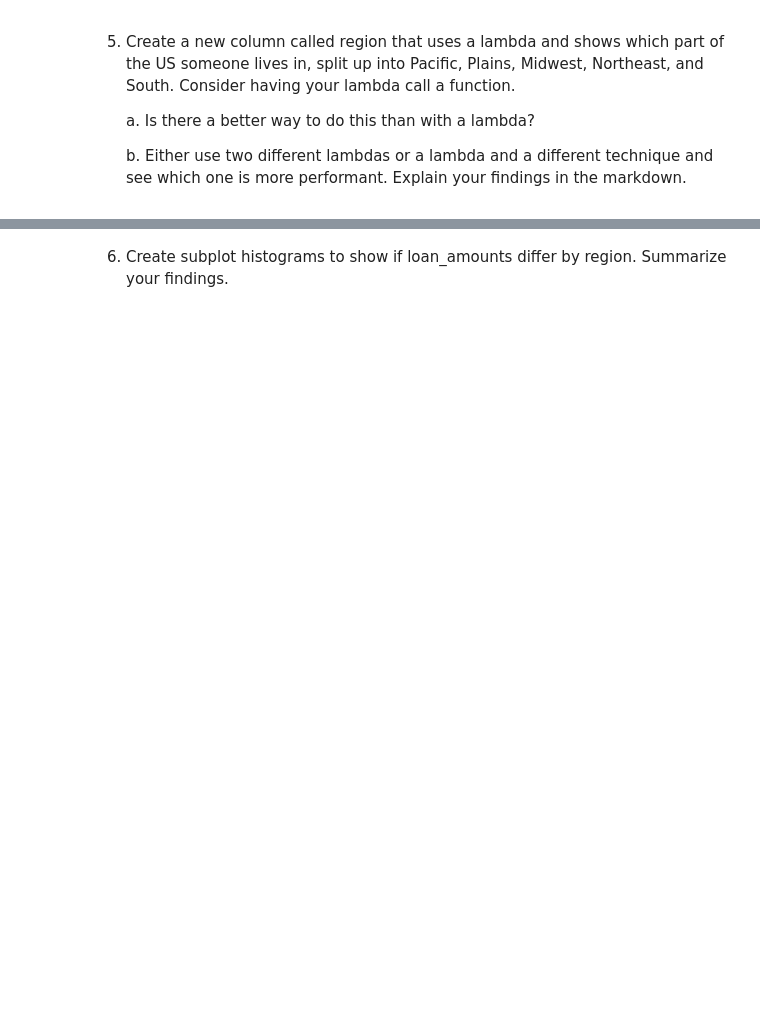
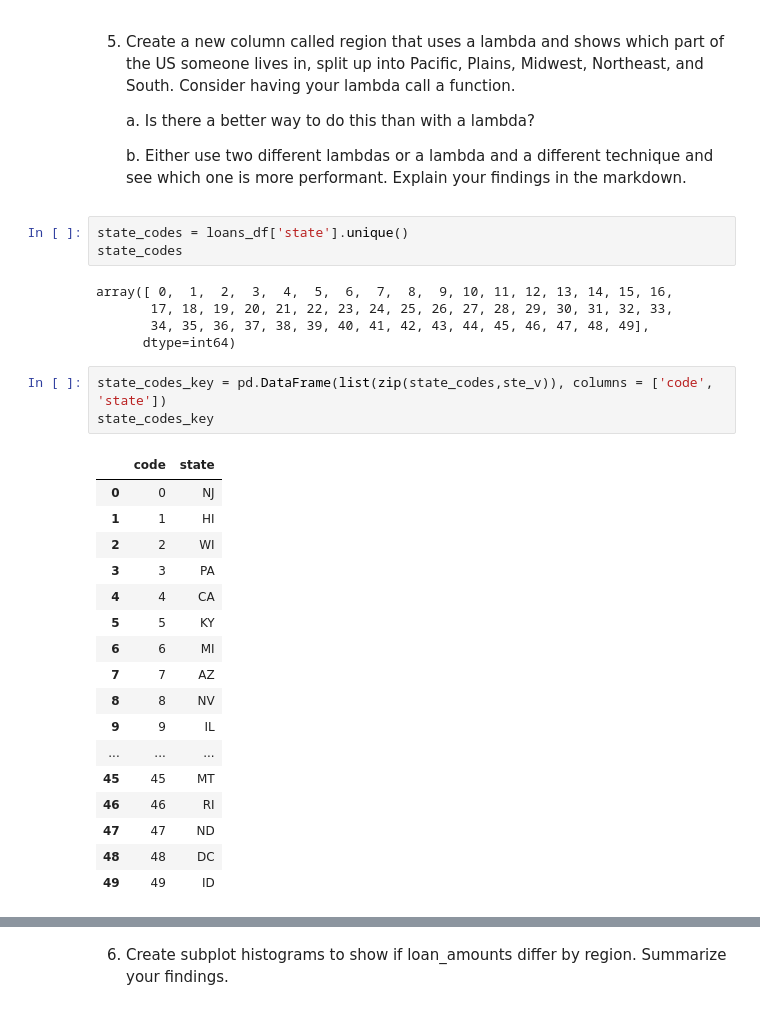
Before and after one commit to N-J-Miller/Week_12, a Jupyter notebook: Week_12_Homework.ipynb, the cells around one changed output, grey strips where cells are left out. Cells and saved outputs as stored; diff of their text form; blank space fills up the shorter version.

```diff
--- a/Week_12_Homework.ipynb
+++ b/Week_12_Homework.ipynb
@@ -305,3 +416,32 @@ Name: total_collection_amount_ever, Length: 896, dtype: int64
     a. Is there a better way to do this than with a lambda?
 
     b. Either use two different lambdas or a lambda and a different technique and see which one is more performant. Explain your findings in the markdown.
+# %%
+state_codes = loans_df['state'].unique()
+state_codes
+# %% [output]
+array([ 0,  1,  2,  3,  4,  5,  6,  7,  8,  9, 10, 11, 12, 13, 14, 15, 16,
+       17, 18, 19, 20, 21, 22, 23, 24, 25, 26, 27, 28, 29, 30, 31, 32, 33,
+       34, 35, 36, 37, 38, 39, 40, 41, 42, 43, 44, 45, 46, 47, 48, 49],
+      dtype=int64)
+# %%
+state_codes_key = pd.DataFrame(list(zip(state_codes,ste_v)), columns = ['code', 'state'])
+state_codes_key
+# %% [output]
+|  | code | state |
+| 0 | 0 | NJ |
+| 1 | 1 | HI |
+| 2 | 2 | WI |
+| 3 | 3 | PA |
+| 4 | 4 | CA |
+| 5 | 5 | KY |
+| 6 | 6 | MI |
+| 7 | 7 | AZ |
+| 8 | 8 | NV |
+| 9 | 9 | IL |
+| ... | ... | ... |
+| 45 | 45 | MT |
+| 46 | 46 | RI |
+| 47 | 47 | ND |
+| 48 | 48 | DC |
+| 49 | 49 | ID |
```
Also changed, not shown: parts of 44 cells of this notebook.
